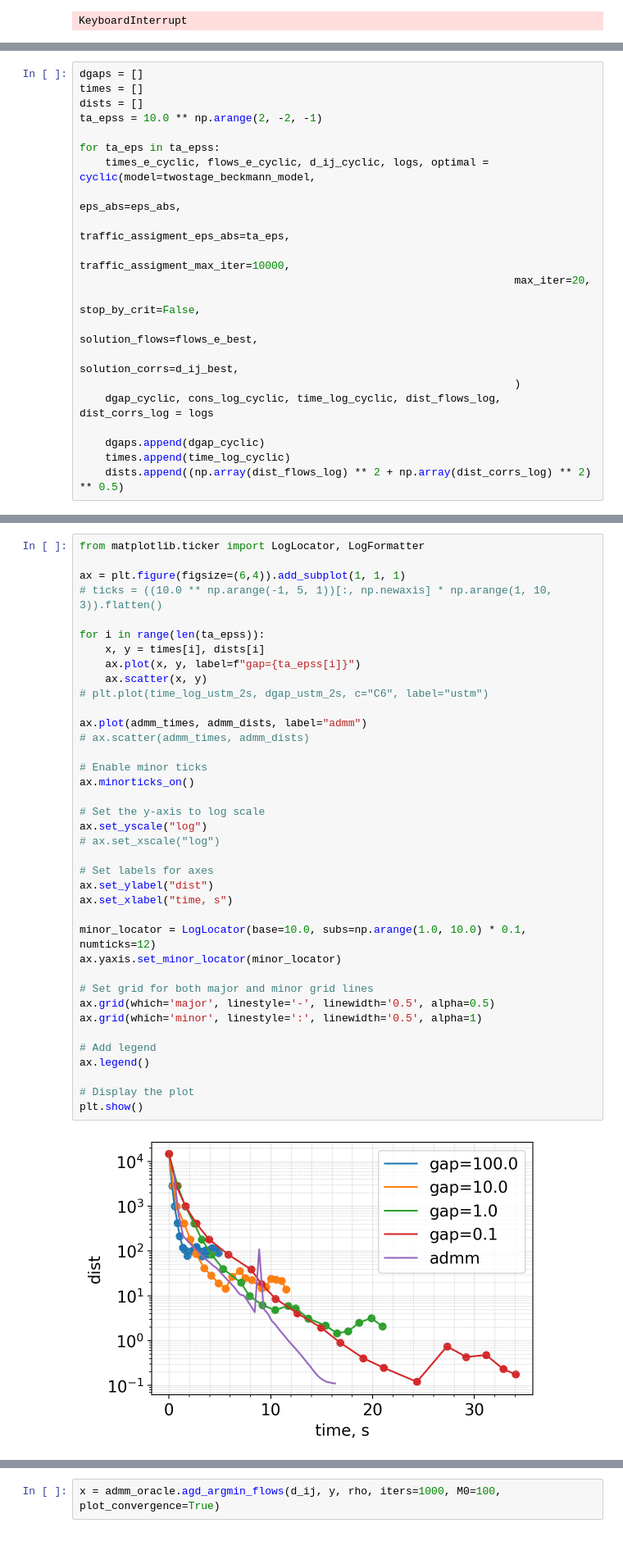
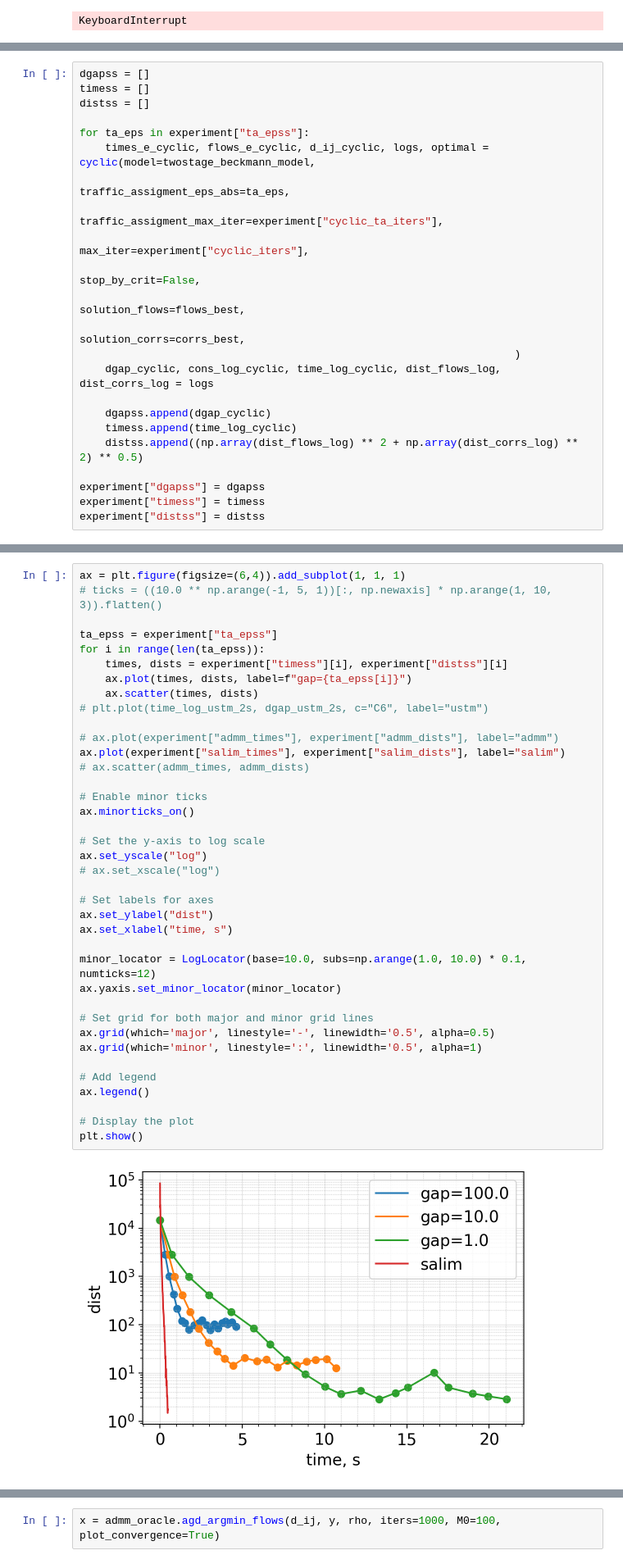
Before and after one commit to niquepolice/mmo_tm, a Jupyter notebook: all_models.ipynb, the cells around one changed output, grey strips where cells are left out. Shown at 82% size. Drawn from its saved outputs; the diff is of its cells as text.

Commit message:
WIP Salim combined

```diff
--- a/all_models.ipynb
+++ b/all_models.ipynb
@@ -295,22 +341,24 @@ plt.show()
 # %%
-dgaps = []
-times = []
-dists = []
-ta_epss = 10.0 ** np.arange(2, -2, -1)
+dgapss = []
+timess = []
+distss = []
 
-for ta_eps in ta_epss:
+for ta_eps in experiment["ta_epss"]:
     times_e_cyclic, flows_e_cyclic, d_ij_cyclic, logs, optimal = cyclic(model=twostage_beckmann_model,
-                                                                    eps_abs=eps_abs,
                                                                     traffic_assigment_eps_abs=ta_eps,
-                                                                    traffic_assigment_max_iter=10000,
-                                                                    max_iter=20,
+                                                                    traffic_assigment_max_iter=experiment["cyclic_ta_iters"],
+                                                                    max_iter=experiment["cyclic_iters"],
                                                                     stop_by_crit=False,
-                                                                    solution_flows=flows_e_best,
-                                                                    solution_corrs=d_ij_best,
+                                                                    solution_flows=flows_best,
+                                                                    solution_corrs=corrs_best,
                                                                     )
     dgap_cyclic, cons_log_cyclic, time_log_cyclic, dist_flows_log, dist_corrs_log = logs
 
-    dgaps.append(dgap_cyclic)
-    times.append(time_log_cyclic)
-    dists.append((np.array(dist_flows_log) ** 2 + np.array(dist_corrs_log) ** 2) ** 0.5)
+    dgapss.append(dgap_cyclic)
+    timess.append(time_log_cyclic)
+    distss.append((np.array(dist_flows_log) ** 2 + np.array(dist_corrs_log) ** 2) ** 0.5)
+
+experiment["dgapss"] = dgapss
+experiment["timess"] = timess
+experiment["distss"] = distss
 # %% [output]
@@ -333,40 +366,40 @@ for ta_eps in ta_epss:
 # %%
-from matplotlib.ticker import LogLocator, LogFormatter
-
 ax = plt.figure(figsize=(6,4)).add_subplot(1, 1, 1)
 # ticks = ((10.0 ** np.arange(-1, 5, 1))[:, np.newaxis] * np.arange(1, 10, 3)).flatten()
 
+ta_epss = experiment["ta_epss"]
 for i in range(len(ta_epss)):
-    x, y = times[i], dists[i]
-    ax.plot(x, y, label=f"gap={ta_epss[i]}")
-    ax.scatter(x, y)
+    times, dists = experiment["timess"][i], experiment["distss"][i]
+    ax.plot(times, dists, label=f"gap={ta_epss[i]}")
+    ax.scatter(times, dists)
 # plt.plot(time_log_ustm_2s, dgap_ustm_2s, c="C6", label="ustm")
 
-ax.plot(admm_times, admm_dists, label="admm")
+# ax.plot(experiment["admm_times"], experiment["admm_dists"], label="admm")
+ax.plot(experiment["salim_times"], experiment["salim_dists"], label="salim")
 # ax.scatter(admm_times, admm_dists)
 
 # Enable minor ticks
 ax.minorticks_on()
 
 # Set the y-axis to log scale
 ax.set_yscale("log")
 # ax.set_xscale("log")
 
 # Set labels for axes
 ax.set_ylabel("dist")
 ax.set_xlabel("time, s")
 
 minor_locator = LogLocator(base=10.0, subs=np.arange(1.0, 10.0) * 0.1, numticks=12)
 ax.yaxis.set_minor_locator(minor_locator)
 
 # Set grid for both major and minor grid lines
 ax.grid(which='major', linestyle='-', linewidth='0.5', alpha=0.5)
 ax.grid(which='minor', linestyle=':', linewidth='0.5', alpha=1)
 
 # Add legend
 ax.legend()
 
 # Display the plot
 plt.show()
 # %% [output]
-[figure, old version]
+[figure, new version]
```
Also changed, not shown: parts of 15 cells of this notebook, 2 other files.
